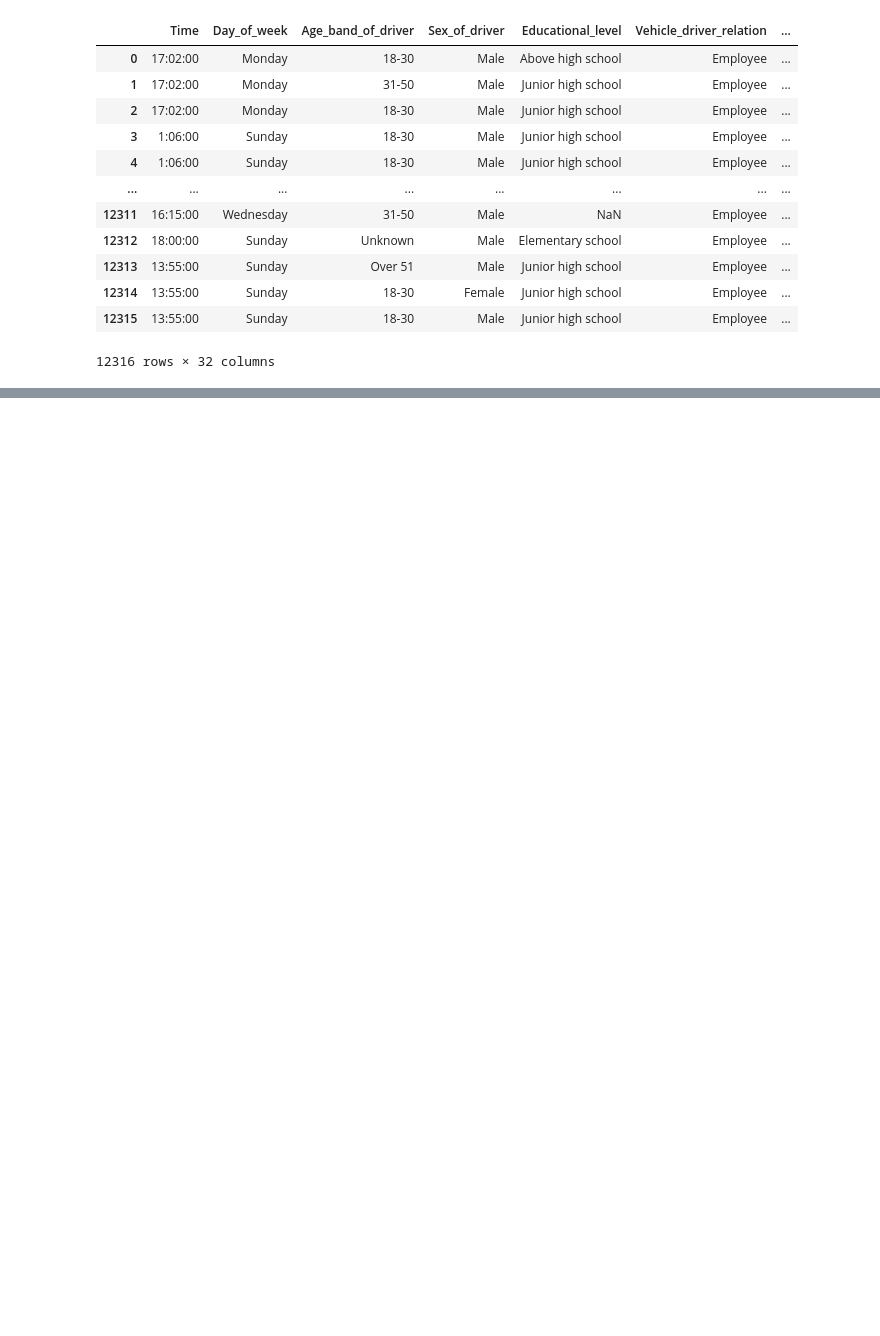
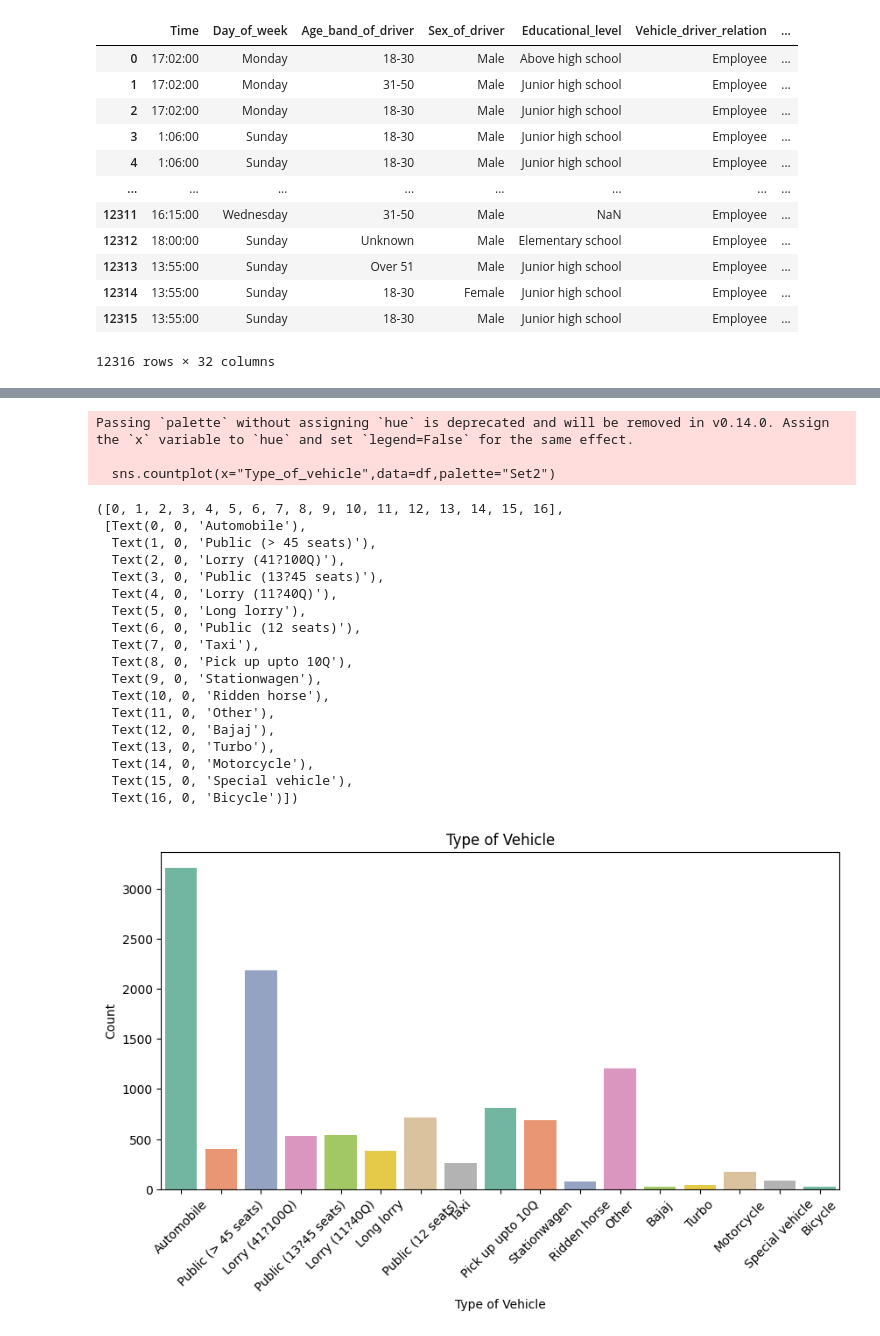
Before and after one commit to vinayvashishat/Accidents-Data, a Jupyter notebook: Accidents_Data.ipynb, the cells around one changed output, grey strips where cells are left out. Drawn from its saved outputs; the diff is of its cells as text; code cells hidden in the pictures; blank space fills up the shorter version.

```diff
--- a/Accidents_Data.ipynb
+++ b/Accidents_Data.ipynb
@@ -24,0 +120,30 @@ df
+# %%
+plt.figure(figsize=(10,5))
+sns.countplot(x="Type_of_vehicle",data=df,palette="Set2")
+plt.title("Type of Vehicle")
+plt.xlabel("Type of Vehicle")
+plt.ylabel("Count")
+plt.xticks(rotation=45)
+# %% [output]
+Passing `palette` without assigning `hue` is deprecated and will be removed in v0.14.0. Assign the `x` variable to `hue` and set `legend=False` for the same effect.
+
+  sns.countplot(x="Type_of_vehicle",data=df,palette="Set2")
+([0, 1, 2, 3, 4, 5, 6, 7, 8, 9, 10, 11, 12, 13, 14, 15, 16],
+ [Text(0, 0, 'Automobile'),
+  Text(1, 0, 'Public (> 45 seats)'),
+  Text(2, 0, 'Lorry (41?100Q)'),
+  Text(3, 0, 'Public (13?45 seats)'),
+  Text(4, 0, 'Lorry (11?40Q)'),
+  Text(5, 0, 'Long lorry'),
+  Text(6, 0, 'Public (12 seats)'),
+  Text(7, 0, 'Taxi'),
+  Text(8, 0, 'Pick up upto 10Q'),
+  Text(9, 0, 'Stationwagen'),
+  Text(10, 0, 'Ridden horse'),
+  Text(11, 0, 'Other'),
+  Text(12, 0, 'Bajaj'),
+  Text(13, 0, 'Turbo'),
+  Text(14, 0, 'Motorcycle'),
+  Text(15, 0, 'Special vehicle'),
+  Text(16, 0, 'Bicycle')])
+[figure, added]
```
Also changed, not shown: parts of 11 cells of this notebook.
